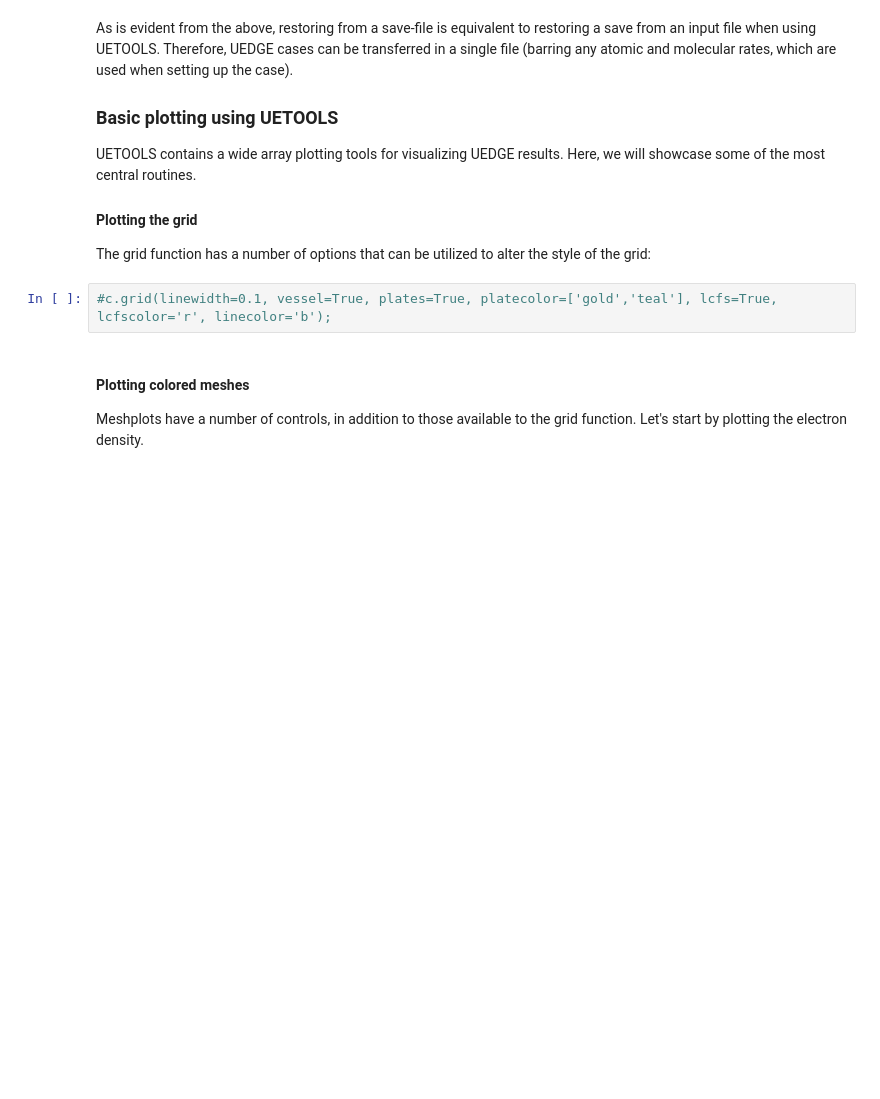
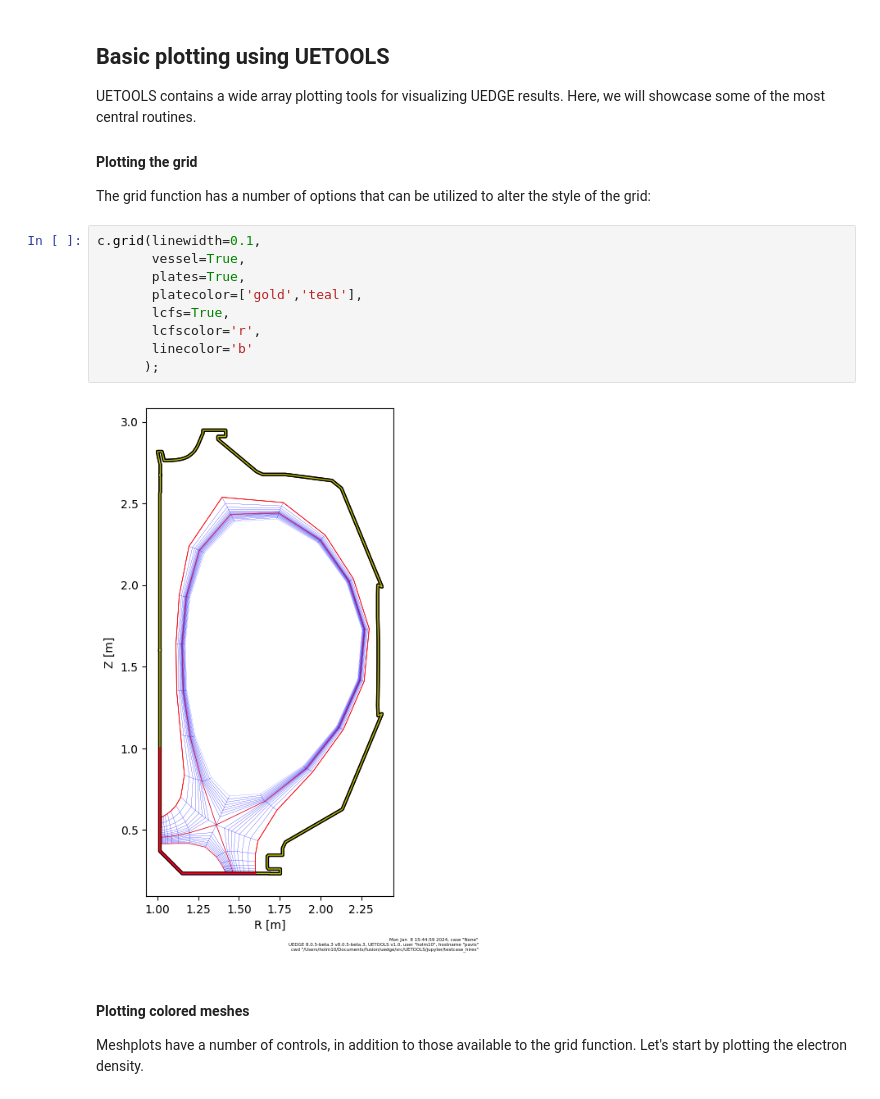
Before and after one commit to LLNL/UETOOLS, a Jupyter notebook: jupyter/1_introduction.ipynb, the cells around one changed output. Cells and saved outputs as stored; diff of their text form; blank space fills up the shorter version.

```diff
--- a/jupyter/1_introduction.ipynb
+++ b/jupyter/1_introduction.ipynb
@@ -46,13 +250,22 @@ Display use of:
 # %% [markdown]
-As is evident from the above, restoring from a save-file is equivalent to restoring a save from an input file when using UETOOLS. Therefore, UEDGE cases can be transferred in a single file (barring any atomic and molecular rates, which are used when setting up the case).
 
-### Basic plotting using UETOOLS
+
+## Basic plotting using UETOOLS<a class="anchor" id="plotting"></a>
 UETOOLS contains a wide array plotting tools for visualizing UEDGE results. Here, we will showcase some of the most central routines.
 
 #### Plotting the grid
 The grid function has a number of options that can be utilized to alter the style of the grid:
 # %%
-#c.grid(linewidth=0.1, vessel=True, plates=True, platecolor=['gold','teal'], lcfs=True, lcfscolor='r', linecolor='b');
+c.grid(linewidth=0.1,
+       vessel=True,
+       plates=True,
+       platecolor=['gold','teal'],
+       lcfs=True,
+       lcfscolor='r',
+       linecolor='b'
+      );
+# %% [output]
+[figure, added]
 # %% [markdown]
 #### Plotting colored meshes
 Meshplots have a number of controls, in addition to those available to the grid function. Let's start by plotting the electron density.
```
Also changed, not shown: parts of 45 cells of this notebook.
